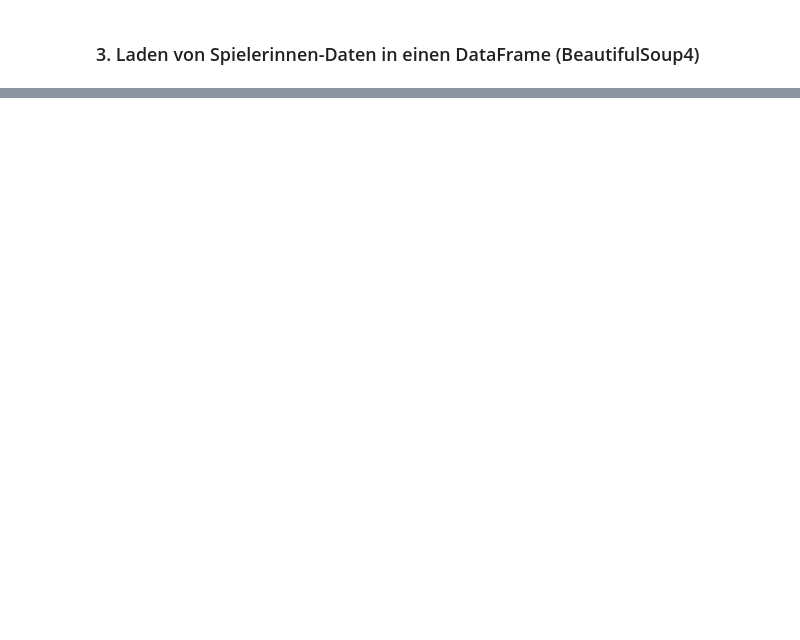
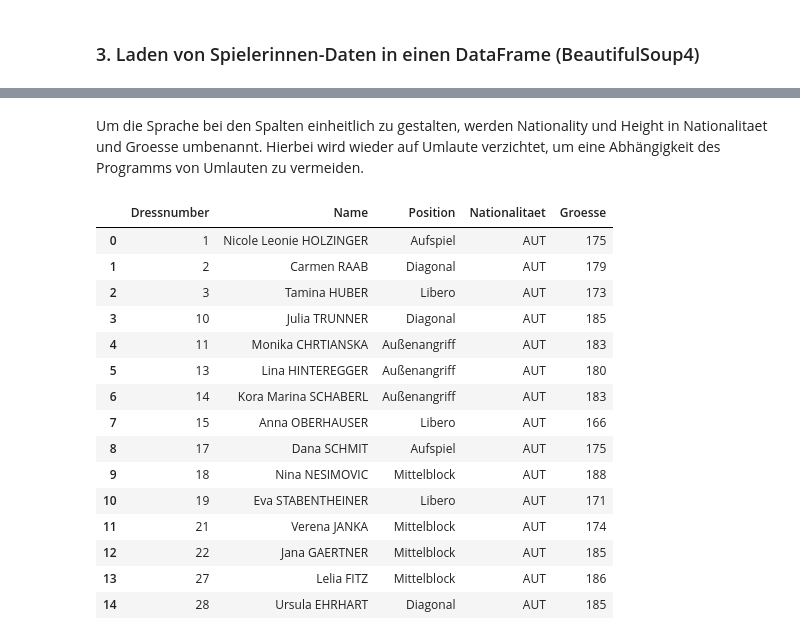
Before and after one commit to AnninaDelacour/sports_team_web_scraping, a Jupyter notebook: web_crawling_and_scraping.ipynb, the cells around one changed output, grey strips where cells are left out. Cells and saved outputs as stored; diff of their text form; code cells hidden in the pictures; blank space fills up the shorter version.

```diff
--- a/web_crawling_and_scraping.ipynb
+++ b/web_crawling_and_scraping.ipynb
@@ -168,0 +167,2 @@ finally:
+# %%
+player_data = pd.read_csv('player_data.csv') # Daten werden aus CSV geladen
@@ -168,0 +215,3 @@ finally:
+# %%
+player_data = player_data.apply(lambda x: x.str.replace('Ć', 'C') if x.dtype == "object" else x)
+player_data = player_data.apply(lambda x: x.str.replace('Ä', 'AE') if x.dtype == "object" else x)
@@ -168,0 +239,23 @@ finally:
+# %%
+player_data.rename(columns={'Dressnumber': 'Dressnummer', 'Nationality': 'Nationalitaet', 'Height': 'Groesse'}, inplace=True)
+# %% [markdown]
+Um die Sprache bei den Spalten einheitlich zu gestalten, werden Nationality und Height in Nationalitaet und Groesse umbenannt. Hierbei wird wieder auf Umlaute verzichtet, um eine Abhängigkeit des Programms von Umlauten zu vermeiden.
+# %%
+player_data
+# %% [output]
+|  | Dressnumber | Name | Position | Nationalitaet | Groesse |
+| 0 | 1 | Nicole Leonie HOLZINGER | Aufspiel | AUT | 175 |
+| 1 | 2 | Carmen RAAB | Diagonal | AUT | 179 |
+| 2 | 3 | Tamina HUBER | Libero | AUT | 173 |
+| 3 | 10 | Julia TRUNNER | Diagonal | AUT | 185 |
+| 4 | 11 | Monika CHRTIANSKA | Außenangriff | AUT | 183 |
+| 5 | 13 | Lina HINTEREGGER | Außenangriff | AUT | 180 |
+| 6 | 14 | Kora Marina SCHABERL | Außenangriff | AUT | 183 |
+| 7 | 15 | Anna OBERHAUSER | Libero | AUT | 166 |
+| 8 | 17 | Dana SCHMIT | Aufspiel | AUT | 175 |
+| 9 | 18 | Nina NESIMOVIC | Mittelblock | AUT | 188 |
+| 10 | 19 | Eva STABENTHEINER | Libero | AUT | 171 |
+| 11 | 21 | Verena JANKA | Mittelblock | AUT | 174 |
+| 12 | 22 | Jana GAERTNER | Mittelblock | AUT | 185 |
+| 13 | 27 | Lelia FITZ | Mittelblock | AUT | 186 |
+| 14 | 28 | Ursula EHRHART | Diagonal | AUT | 185 |
```
Also changed, not shown: parts of 23 cells of this notebook.
